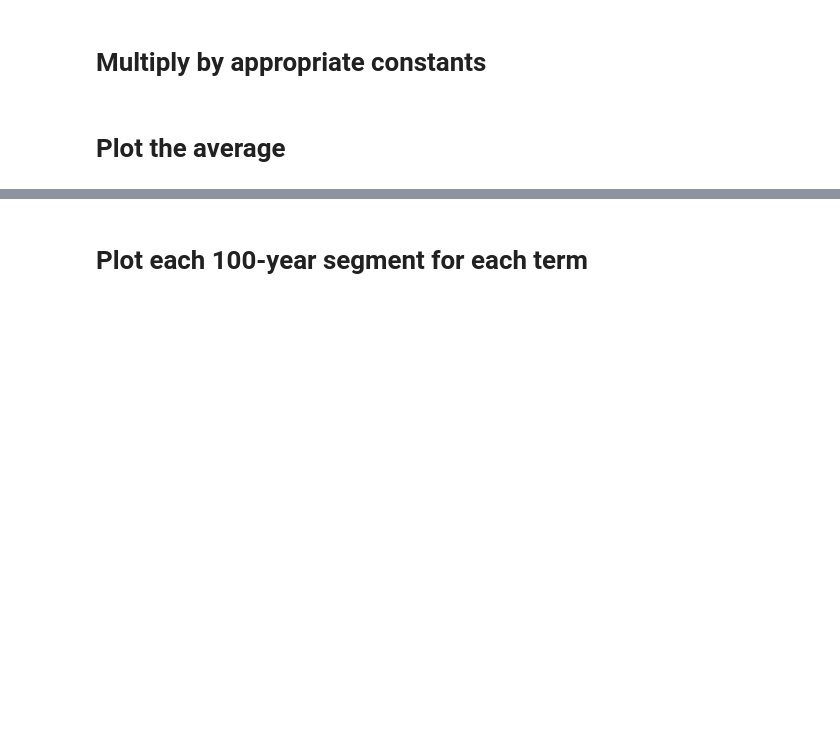
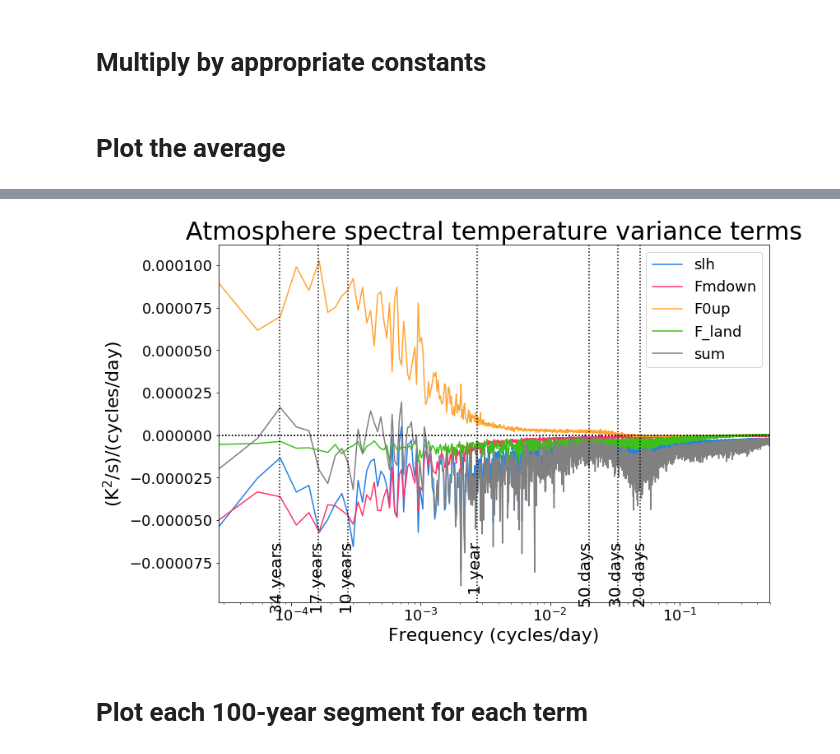
Before and after one commit to paigem/QGCM_Temp_variance, a Jupyter notebook: Plot_atm_Tvar.ipynb, the cells around one changed output, grey strips where cells are left out. Cells and saved outputs as stored; diff of their text form; code cells hidden in the pictures; blank space fills up the shorter version.

```diff
--- a/Plot_atm_Tvar.ipynb
+++ b/Plot_atm_Tvar.ipynb
@@ -217,3 +229,22 @@ plot_lines()
+# %%
+vtext_loc = -7e-5
+n=0
+
+plt.figure(figsize=(12,8))
+#plt.semilogx(w,gaussian_filter((sum_terms)/dw,sigma=n),color='k',label='sum total')
+plt.semilogx(w,gaussian_filter((F_lambda)/dw,sigma=n),color=KEcolor,label='slh')
+plt.semilogx(w,gaussian_filter((F_mdown)/dw,sigma=n),color=PEcolor,label='Fmdown')
+plt.semilogx(w,gaussian_filter((F_0up)/dw,sigma=n),color=Windcolor,label='F0up')
+plt.semilogx(w,gaussian_filter((F_land)/dw,sigma=n),color=Botcolor,label='F_land')
+
+# Plot oc_rh term
+plt.semilogx(w,gaussian_filter((F_lambda+F_mdown+F_0up+F_land)/dw,sigma=n),color=Rescolor,label='sum')
+
+# Total sum of terms
+
+plot_lines()
+# %% [output]
+[figure, added]
 # %% [markdown]
 # Plot each 100-year segment for each term
 # %% [markdown]
```
Also changed, not shown: parts of 10 cells of this notebook.
